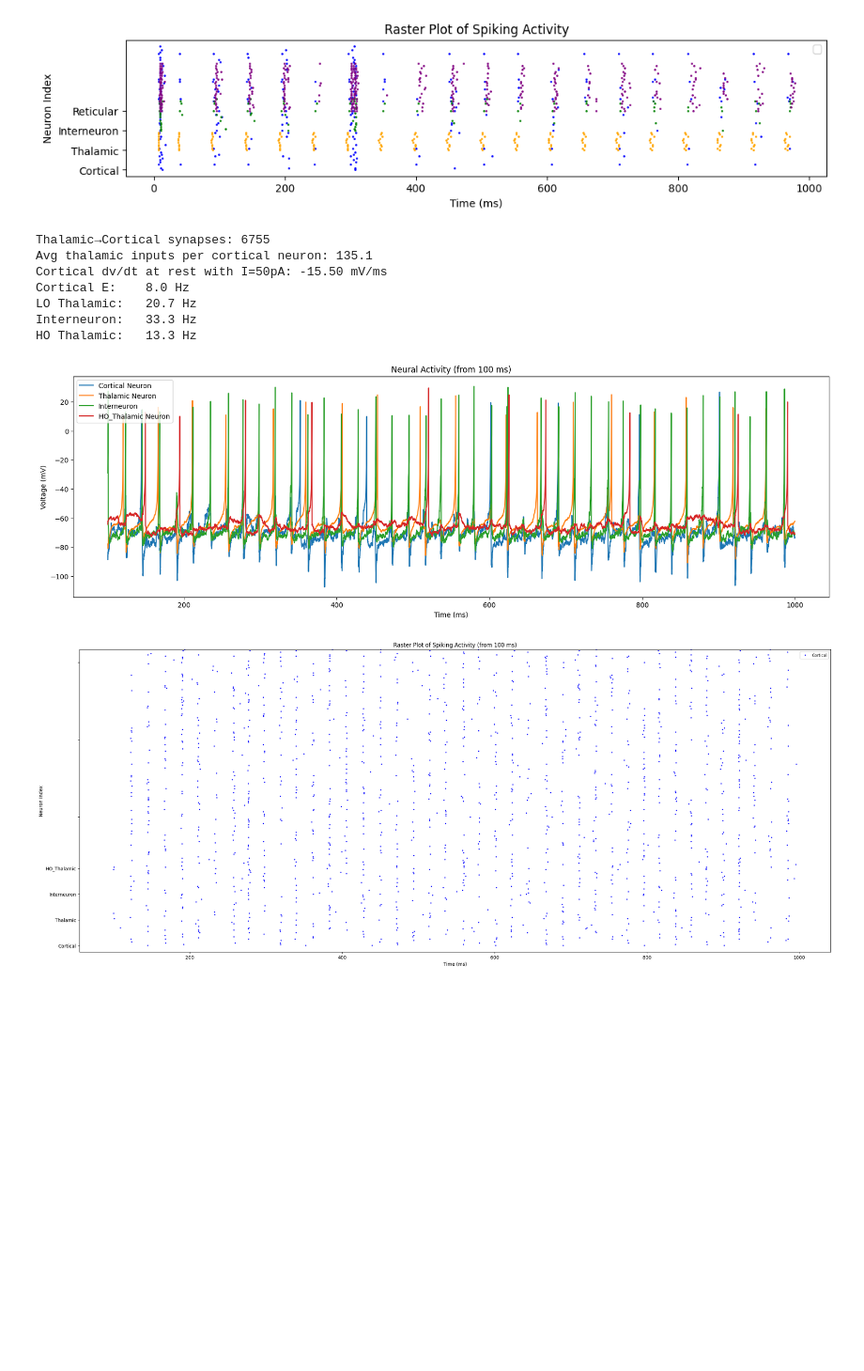
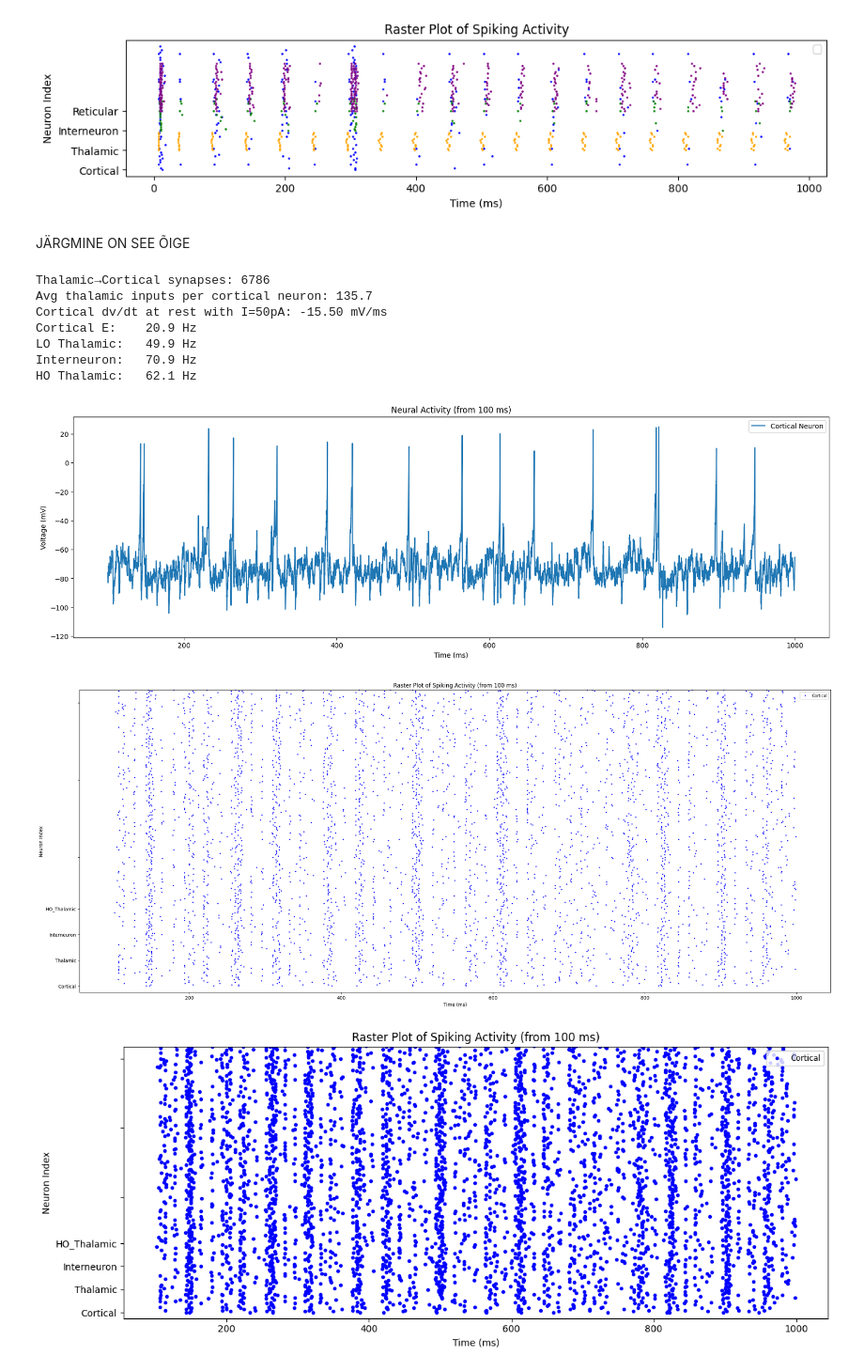
Before and after one commit to TimofeyGoshka/hypercontextualisation, a Jupyter notebook: Izhi.ipynb, the cells around one changed output. Shown at 94% size. Saved outputs shown, nothing was run; the diff lists cells and outputs as text; code cells hidden in the pictures; blank space fills up the shorter version.

```diff
--- a/Izhi.ipynb
+++ b/Izhi.ipynb
@@ -329,8 +329,11 @@ Cortical dv/dt at rest with I=50pA: -15.50 mV/ms
  [py.warnings]
 No artists with labels found to put in legend.  Note that artists whose label start with an underscore are ignored when legend() is called with no argument.
 [figure]
+# %% [markdown]
+JÄRGMINE ON SEE ÕIGE
 # %%
 start_scope()
+defaultclock.dt = 0.1*ms
 
 # Parameters
 
@@ -350,7 +353,7 @@ Cortical.a = 0.02
 Cortical.b = 0.2
 Cortical.c = -65*mV
 Cortical.d = 8*mV
-Cortical.I = '100*pA' # Random background input to cortex
+Cortical.I = '0*pA' # Random background input to cortex
 
 Cortical.v = Cortical.c
 Cortical.u = Cortical.b * -65*mV
@@ -362,7 +365,7 @@ Thalamic = NeuronGroup(70, eqs, threshold='v >= 30*mV', reset='v = c; u += d', m
 Thalamic.a = 0.02
 Thalamic.b = 0.25
 Thalamic.c = -65*mV
-Thalamic.d = 2*mV
+Thalamic.d = 0.05*mV
 Thalamic.I = '200*pA' # Only low order thalamic neurons are driven by sensory input
 
 Thalamic.v = Thalamic.c
@@ -385,7 +388,7 @@ HO_Thalamic = NeuronGroup(130, eqs, threshold='v >= 30*mV', reset='v = c; u += d
 HO_Thalamic.a = 0.02
 HO_Thalamic.b = 0.25
 HO_Thalamic.c = -65*mV
-HO_Thalamic.d = 2*mV
+HO_Thalamic.d = 0.05*mV
 HO_Thalamic.I = '0*pA' # High-order thalamic neurons are driven by cortex
 
 HO_Thalamic.v = HO_Thalamic.c
@@ -393,7 +396,7 @@ HO_Thalamic.u = HO_Thalamic.b * -65*mV
 
 # Random noise
 
-Cortical.sigma = 2.0    # tune this — higher = more irregular firing
+Cortical.sigma = 6.0    # tune this — higher = more irregular firing
 Interneuron.sigma = 1.5
 HO_Thalamic.sigma = 1.0
 Thalamic.sigma = 0.5
@@ -410,7 +413,7 @@ Cortical_to_Thalamic.w = '1*mV + 0.3*mV*rand()'
 
 Cortical_to_HO_Thalamic = Synapses(Cortical, HO_Thalamic, 'w : volt', on_pre='v += w')
 Cortical_to_HO_Thalamic.connect(p=0.05)
-Cortical_to_HO_Thalamic.w = '1*mV + 1*mV*rand()'
+Cortical_to_HO_Thalamic.w = '2*mV + 1*mV*rand()'
 
 Cortical_to_Interneuron = Synapses(Cortical, Interneuron, 'w : volt', on_pre='v += w')
 Cortical_to_Interneuron.connect(p=0.2)
@@ -418,15 +421,15 @@ Cortical_to_Interneuron.w = '2*mV + 0.5*mV*rand()' # This weight is very importa
 
 Thalamic_to_Cortical = Synapses(Thalamic, Cortical, 'w : volt', on_pre='v += w')
 Thalamic_to_Cortical.connect(p=0.15)
-Thalamic_to_Cortical.w = '4*mV + 2*mV*rand()'
+Thalamic_to_Cortical.w = '3*mV + 2*mV*rand()'
 
 Thalamic_to_Interneuron = Synapses(Thalamic, Interneuron, 'w : volt', on_pre='v += w')
 Thalamic_to_Interneuron.connect(p=0.2)
 Thalamic_to_Interneuron.w = '1.5*mV + 1*mV*rand()'
 
 Interneuron_to_Cortical = Synapses(Interneuron, Cortical, 'w : volt', on_pre='v += w')
-Interneuron_to_Cortical.connect(p=0.4)
-Interneuron_to_Cortical.w = '-1.5*mV + (-0.5*mV*rand())'
+Interneuron_to_Cortical.connect(p=0.2)
+Interneuron_to_Cortical.w = '-2*mV + (-0.5*mV*rand())'
 
 Interneuron_to_Interneuron = Synapses(Interneuron, Interneuron, 'w : volt', on_pre='v += w')
 Interneuron_to_Interneuron.connect(condition = 'i!=j', p=0.4)
@@ -437,8 +440,8 @@ Interneuron_to_Thalamic.connect(p=0.2)
 Interneuron_to_Thalamic.w = '-1*mV + (-1*mV*rand())'
 
 HO_Thalamic_to_Cortical = Synapses(HO_Thalamic, Cortical, 'w : volt', on_pre='v += w')
-HO_Thalamic_to_Cortical.connect(p=0.02)
-HO_Thalamic_to_Cortical.w = '6*mV + 1*mV*rand()'
+HO_Thalamic_to_Cortical.connect(p=0.2)
+HO_Thalamic_to_Cortical.w = '2*mV + 1*mV*rand()' # I can regulate bursting activity adjusting this weight (best is 2mV)
 
 HO_to_Interneuron = Synapses(HO_Thalamic, Interneuron, 'w : volt', on_pre='v += w')
 HO_to_Interneuron.connect(p=0.04)
@@ -477,41 +480,60 @@ print(f"HO Thalamic:   {rate_HO:.1f} Hz")
 trim_ms = 100
 trim_mask = (MC.t/ms >= trim_ms)
 trim_idx = np.nonzero(trim_mask)[0]
 
 # Plot the results
 plt.figure(figsize=(20, 20))
 plt.subplot(3, 1, 1)
 plt.plot((MC.t/ms)[trim_idx], (MC.v[0]/mV)[trim_idx], label='Cortical Neuron')
-plt.plot((MT.t/ms)[trim_idx], (MT.v[0]/mV)[trim_idx], label='Thalamic Neuron')
-plt.plot((MI.t/ms)[trim_idx], (MI.v[0]/mV)[trim_idx], label='Interneuron')
-plt.plot((MR.t/ms)[trim_idx], (MR.v[0]/mV)[trim_idx], label='HO_Thalamic Neuron')
+#plt.plot((MT.t/ms)[trim_idx], (MT.v[0]/mV)[trim_idx], label='Thalamic Neuron')
+#plt.plot((MI.t/ms)[trim_idx], (MI.v[0]/mV)[trim_idx], label='Interneuron')
+#plt.plot((MR.t/ms)[trim_idx], (MR.v[0]/mV)[trim_idx], label='HO_Thalamic Neuron')
 plt.xlabel('Time (ms)')
 plt.ylabel('Voltage (mV)')
 plt.legend()
 plt.title('Neural Activity (from 100 ms)')
 plt.show()
 
 # Plot the raster plot
 plt.figure(figsize=(24, 10))
 plt.plot((Spikemon_Cortical.t/ms)[Spikemon_Cortical.t/ms >= trim_ms], Spikemon_Cortical.i[Spikemon_Cortical.t/ms >= trim_ms], marker='.', linestyle='None', color='blue', markersize=3, label='Cortical')
 #plt.plot((Spikemon_Thalamic.t/ms)[Spikemon_Thalamic.t/ms >= trim_ms], Spikemon_Thalamic.i[Spikemon_Thalamic.t/ms >= trim_ms] + 20, marker='.', linestyle='None', color='orange', markersize=3, label='Thalamic')
 #plt.plot((Spikemon_Interneuron.t/ms)[Spikemon_Interneuron.t/ms >= trim_ms], Spikemon_Interneuron.i[Spikemon_Interneuron.t/ms >= trim_ms] + 40, marker='.', linestyle='None', color='green', markersize=3, label='Interneuron')
 #plt.plot((Spikemon_HO_Thalamic.t/ms)[Spikemon_HO_Thalamic.t/ms >= trim_ms], Spikemon_HO_Thalamic.i[Spikemon_HO_Thalamic.t/ms >= trim_ms] + 60, marker='.', linestyle='None', color='purple', markersize=3, label='HO_Thalamic')
 plt.xlabel('Time (ms)')
 plt.ylabel('Neuron Index')
 plt.ylim(-5, 230)
 plt.yticks([0, 20, 40, 60, 100, 160, 220], ['Cortical', 'Thalamic', 'Interneuron', 'HO_Thalamic', '', '', ''])
 plt.legend(loc='upper right', fontsize='small')
 plt.title('Raster Plot of Spiking Activity (from 100 ms)')
 plt.tight_layout()
 plt.show()
+
+# Plot the raster plot
+plt.figure(figsize=(12, 5))  # was (24, 10)
+plt.plot(
+    (Spikemon_Cortical.t/ms)[Spikemon_Cortical.t/ms >= trim_ms],
+    Spikemon_Cortical.i[Spikemon_Cortical.t/ms >= trim_ms],
+    marker='.', linestyle='None', color='blue', markersize=6,  # was 3
+    label='Cortical'
+)
+
+plt.xlabel('Time (ms)')
+plt.ylabel('Neuron Index')
+plt.ylim(-5, 230)
+plt.yticks([0, 20, 40, 60, 100, 160, 220], ['Cortical', 'Thalamic', 'Interneuron', 'HO_Thalamic', '', '', ''])
+plt.legend(loc='upper right', fontsize='small')
+plt.title('Raster Plot of Spiking Activity (from 100 ms)')
+plt.tight_layout()
+plt.show()
 # %% [output]
-Thalamic→Cortical synapses: 6755
-Avg thalamic inputs per cortical neuron: 135.1
+Thalamic→Cortical synapses: 6786
+Avg thalamic inputs per cortical neuron: 135.7
 Cortical dv/dt at rest with I=50pA: -15.50 mV/ms
-Cortical E:    8.0 Hz
-LO Thalamic:   20.7 Hz
-Interneuron:   33.3 Hz
-HO Thalamic:   13.3 Hz
+Cortical E:    20.9 Hz
+LO Thalamic:   49.9 Hz
+Interneuron:   70.9 Hz
+HO Thalamic:   62.1 Hz
-[figure, old version]
+[figure, new version]
-[figure, old version]
+[figure, new version]
+[figure, added]
```
Also changed, not shown: parts of 2 cells of this notebook.
